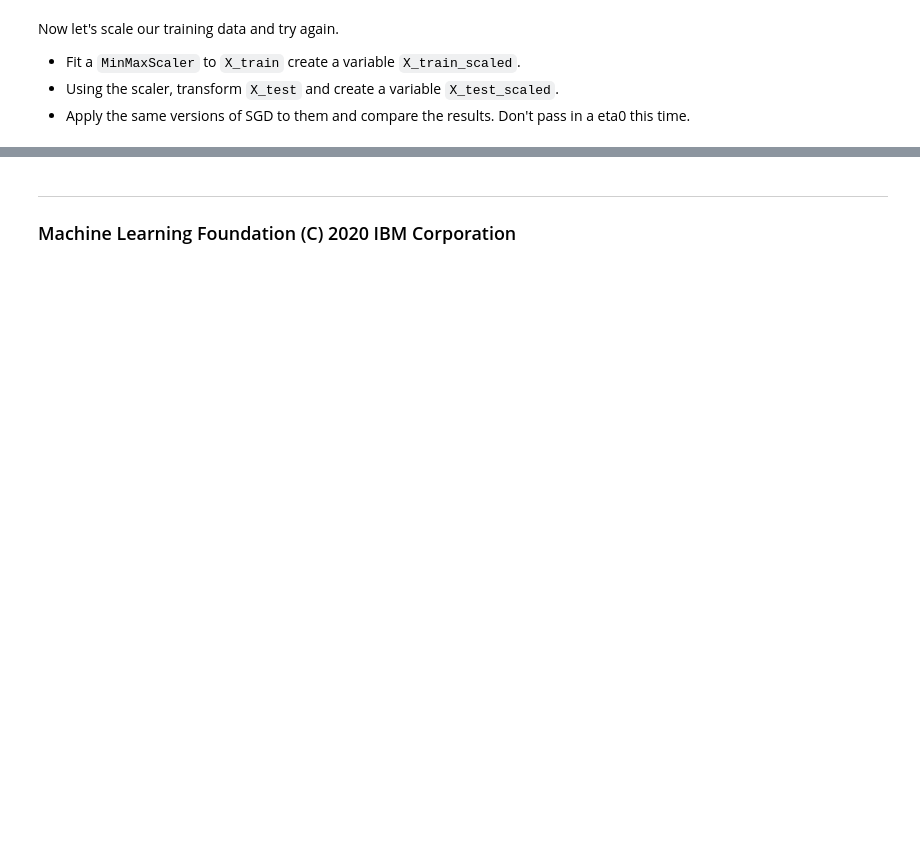
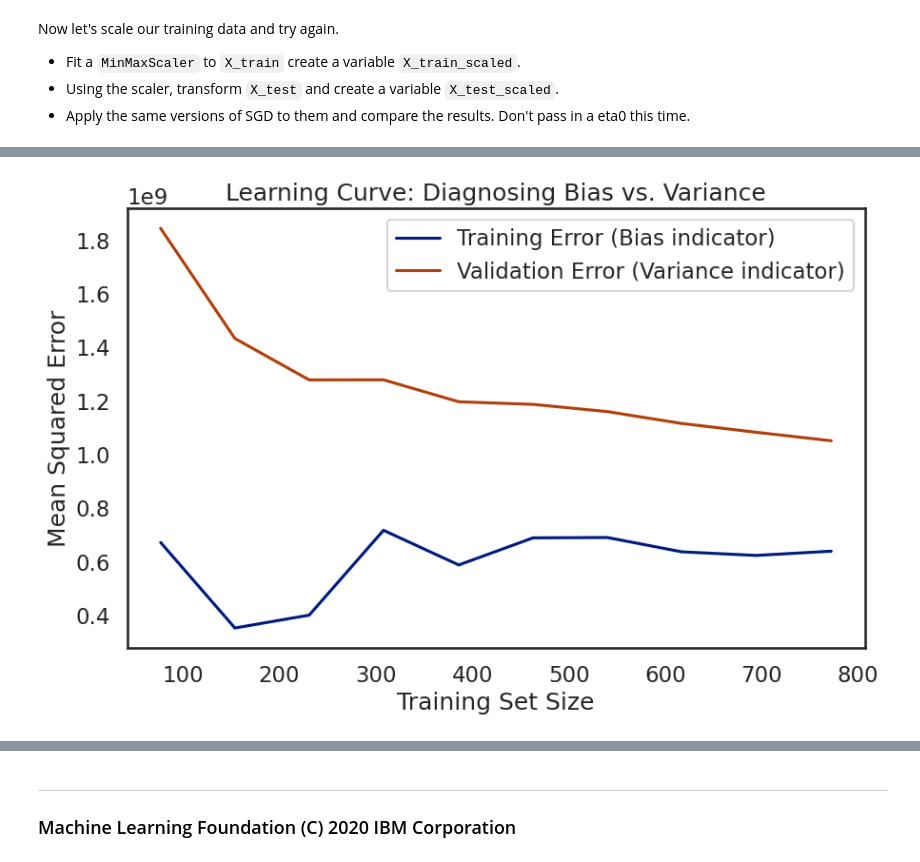
Before and after one commit to batspike/ML-Projects-and-Tutorials, a Jupyter notebook: IBM_Machine_Learning/02_SupervisedMachineLearning_Regression/Module4_DemoLab_PolynomialFeaturesAndRegularization.ipynb, the cells around one changed output, grey strips where cells are left out. Drawn from its saved outputs; the diff is of its cells as text; code cells hidden in the pictures; blank space fills up the shorter version.

```diff
--- a/IBM_Machine_Learning/02_SupervisedMachineLearning_Regression/Module4_DemoLab_PolynomialFeaturesAndRegularization.ipynb
+++ b/IBM_Machine_Learning/02_SupervisedMachineLearning_Regression/Module4_DemoLab_PolynomialFeaturesAndRegularization.ipynb
@@ -603,0 +703,4 @@ rmse_df
+# %%
+plot_learning_curve(ridgeCV, X_train, y_train)
+# %% [output]
+[figure, added]
```
Also changed, not shown: parts of 15 cells of this notebook, 1 other file.
